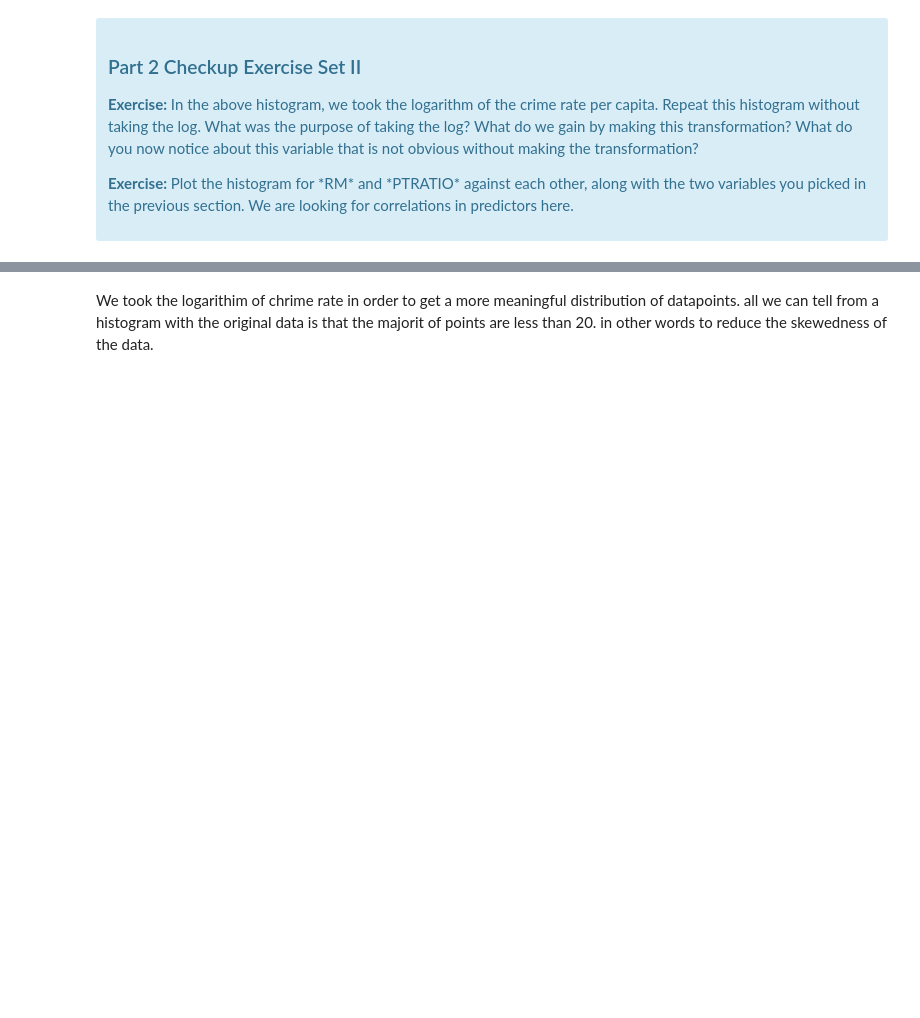
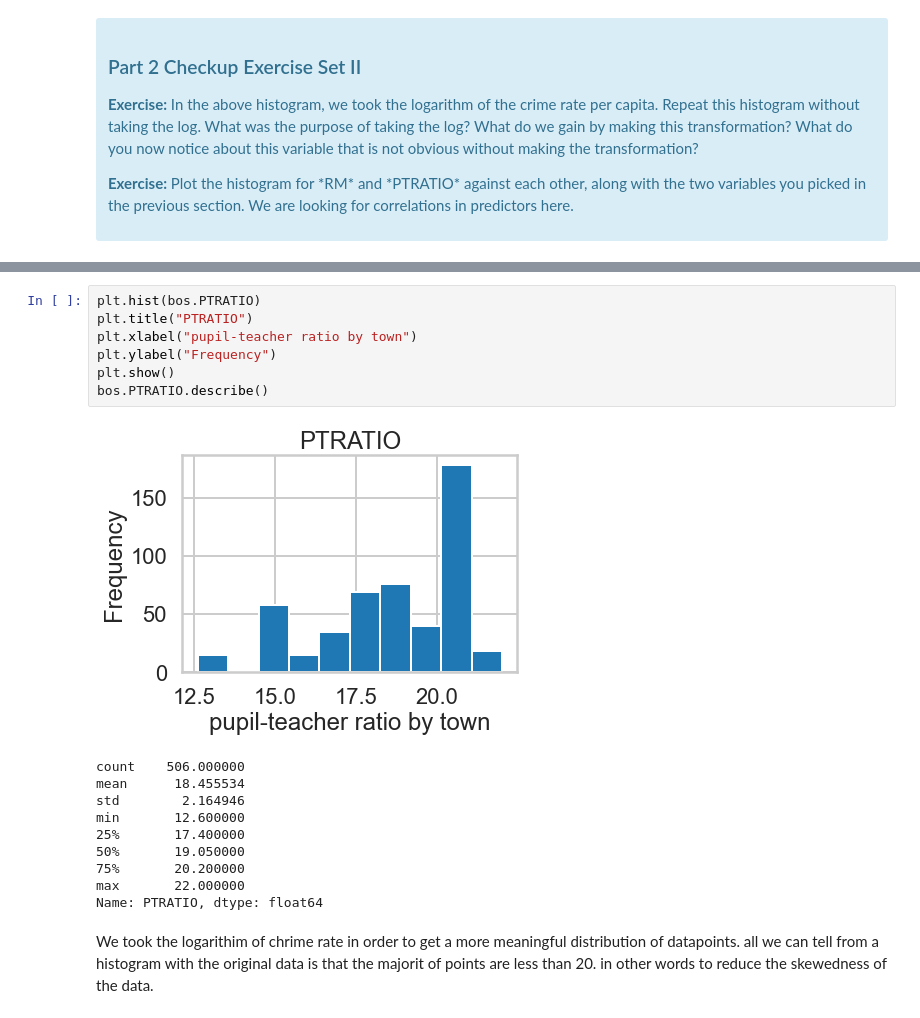
Before and after one commit to Ruben-Castro/mec-mini-projects, a Jupyter notebook: mec-11.4.1-linear-regression-mini-project/Mini_Project_Linear_Regression.ipynb, the cells around one changed output, grey strips where cells are left out. Saved outputs shown, nothing was run; the diff lists cells and outputs as text; blank space fills up the shorter version.

```diff
--- a/mec-11.4.1-linear-regression-mini-project/Mini_Project_Linear_Regression.ipynb
+++ b/mec-11.4.1-linear-regression-mini-project/Mini_Project_Linear_Regression.ipynb
@@ -402,3 +413,21 @@ plt.show()
+# %%
+plt.hist(bos.PTRATIO)
+plt.title("PTRATIO")
+plt.xlabel("pupil-teacher ratio by town")
+plt.ylabel("Frequency")
+plt.show()
+bos.PTRATIO.describe()
+# %% [output]
+[figure, added]
+count    506.000000
+mean      18.455534
+std        2.164946
+min       12.600000
+25%       17.400000
+50%       19.050000
+75%       20.200000
+max       22.000000
+Name: PTRATIO, dtype: float64
 # %% [markdown]
 We took the logarithim of chrime rate in order to get a more meaningful distribution of datapoints. all we can tell from a histogram with the original data is that the majorit of points are less than 20. in other words to reduce the skewedness of the data.
 # %% [markdown]
```
Also changed, not shown: parts of 41 cells of this notebook, 1 other file.
